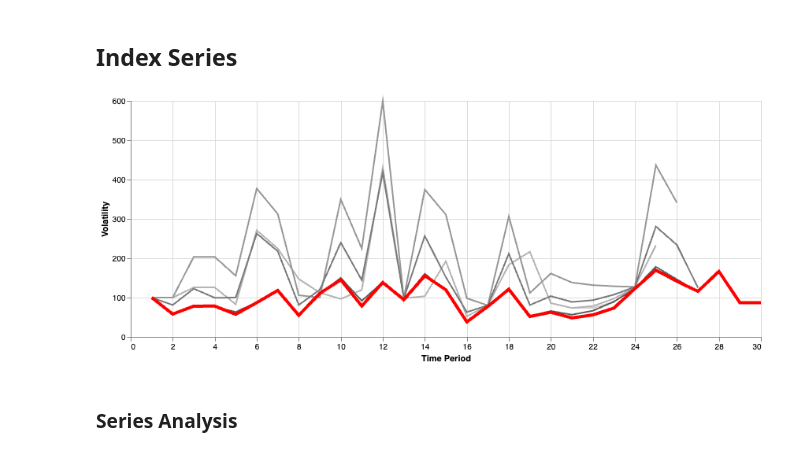
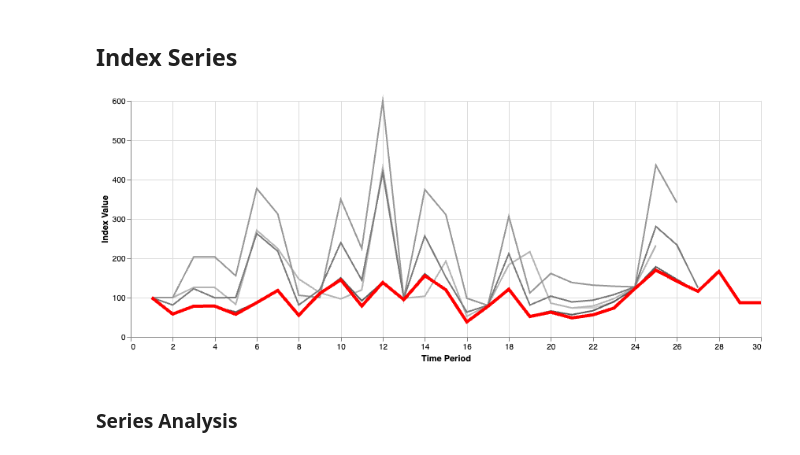
Before and after one commit to reidjohnson/hpipy, a Jupyter notebook: notebooks/introduction.ipynb, the cells around one changed output. Cells and saved outputs as stored; diff of their text form; code cells hidden in the pictures.

```diff
--- a/notebooks/introduction.ipynb
+++ b/notebooks/introduction.ipynb
@@ -388,9 +388,9 @@ plot_index_accuracy(rt_kf_accr, size=4)
 # %%
 rt_series = rt_hpi.create_series(train_period=24, max_period=30)
 # %%
-plot_series_volatility(rt_series)
+plot_series(rt_series)
 # %% [output]
-[figure, old version]
+[figure, new version]
 # %% [markdown]
 ### Series Analysis
 # %%
```
Also changed, not shown: parts of 8 cells of this notebook, 12 other files.
